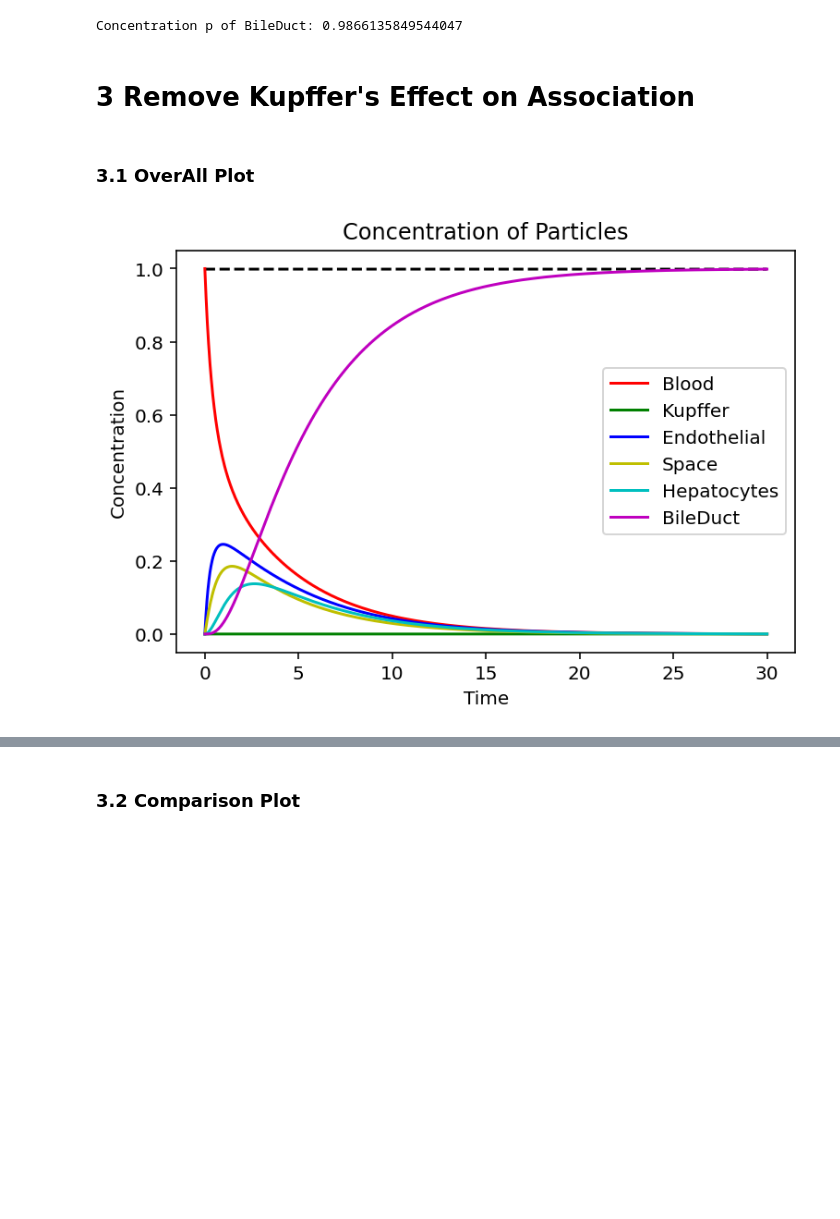
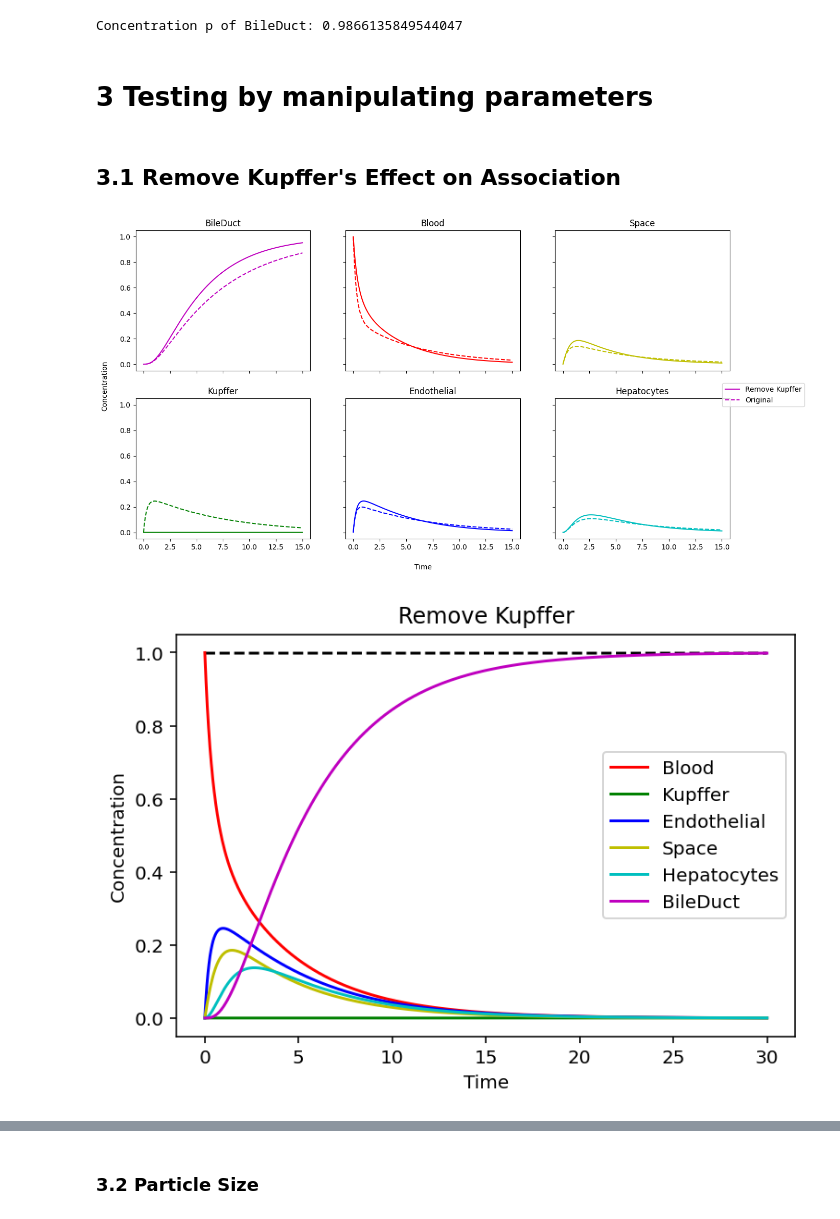
Before and after one commit to lich2000117/NanoParticles-Modelling, a Jupyter notebook: Code/Final_Model.ipynb, the cells around one changed output, grey strips where cells are left out. Drawn from its saved outputs; the diff is of its cells as text; code cells hidden in the pictures; blank space fills up the shorter version.

Commit message:
add comparison function

```diff
--- a/Code/Final_Model.ipynb
+++ b/Code/Final_Model.ipynb
@@ -269,7 +270,7 @@ class ODE_Liver_Particle:
             print("{:<15} {:<10} {:<10} {:<10} {:<20} {:<20}".format(k,a,b,c,d,e))
 
     ## Plotting
-    def plot_integral(self, show_data=True):
+    def plot_integral(self, show_data=True, Title="Concentration of Particles"):
         """Plot the concentration of fluid/cell overall"""
         if show_data: self.get_params()
         fig = plt.figure(dpi = 144)
@@ -283,7 +284,7 @@ class ODE_Liver_Particle:
         ax.plot(self.t, self.BileDuct.u, 'm-', label="BileDuct")
         ax.set_ylabel("Concentration")
         ax.set_xlabel("Time")
-        ax.set_title("Concentration of Particles")
+        ax.set_title(Title)
         ax.legend(loc='center right')
         # plt.savefig("./1.jpg")
         plt.show()
@@ -384,19 +429,24 @@ Concentration p of BileDuct: 0.9866135849544047
+# %% [markdown]
+# 3 Testing by manipulating parameters
 # %% [markdown]
-# 3 Remove Kupffer's Effect on Association
+## 3.1 Remove Kupffer's Effect on Association
-# %% [markdown]
-### 3.1 OverAll Plot
 # %%
-import copy
+
 ## Remove Kupffer's effect by setting it no absorb and out
 TARGET_TIME = 30
 remove_kup_data = copy.deepcopy(cell_data)
 remove_kup_data["Kupffer"]["rate_in"] = remove_kup_data["Kupffer"]["rate_out"] = 0
 
 ## Without Kupffer Cell's OverView
 ode = Initialize_ODE(particle_data, fluid_data, cell_data)
 ode.solve()
 ode_noKupffer = Initialize_ODE(particle_data, fluid_data, remove_kup_data)
 ode_noKupffer.solve()
-ode_noKupffer.plot_integral(show_data=False)
+
+ode_list = [ode_noKupffer, ode]
+ode_names = ["Remove Kupffer", "Original"]
+time_range = [0,15]
+compare_ode_models(ode_list, ode_names, time_range)
 # %% [output]
-[figure, old version]
+[figure, new version]
+[figure, added]
@@ -403,2 +454,2 @@ ode_noKupffer.plot_integral(show_data=False)
 # %% [markdown]
-### 3.2 Comparison Plot
+### 3.2 Particle Size
```
Also changed, not shown: parts of 5 cells of this notebook.
